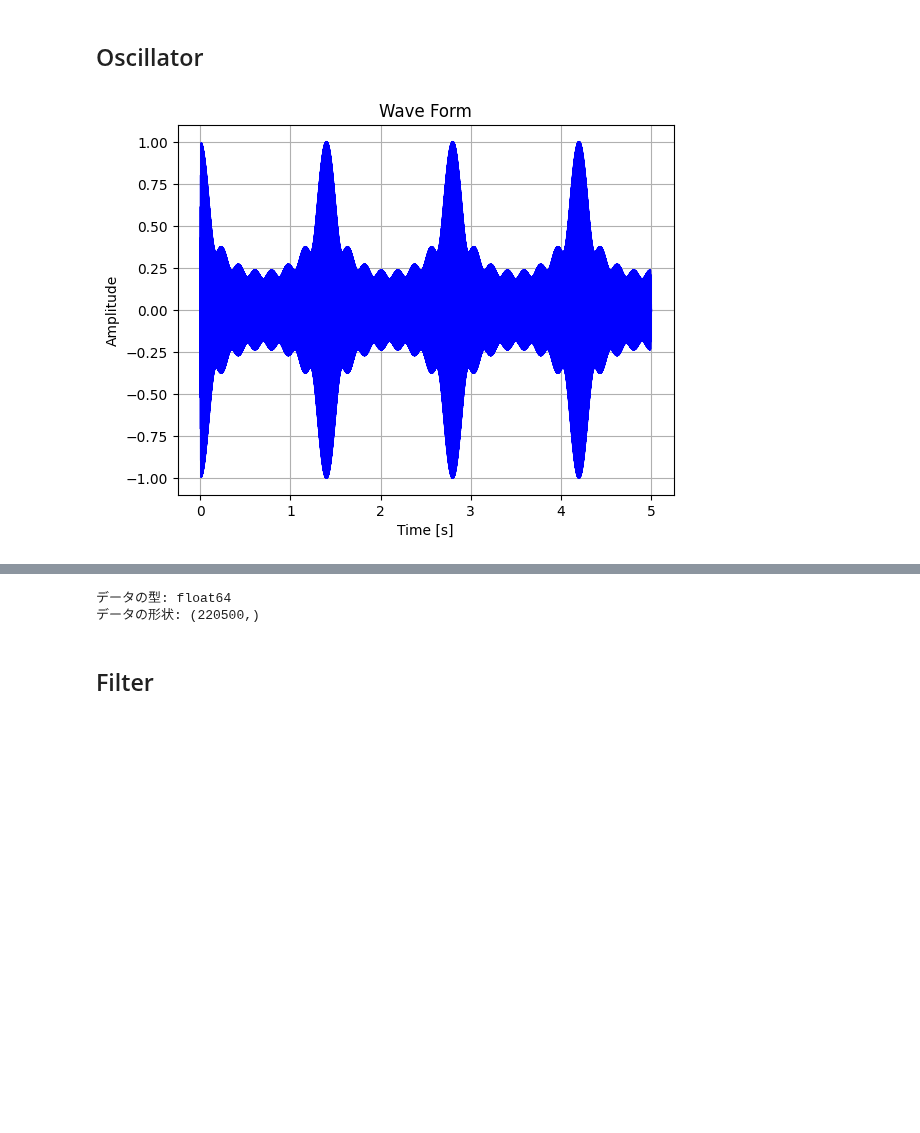
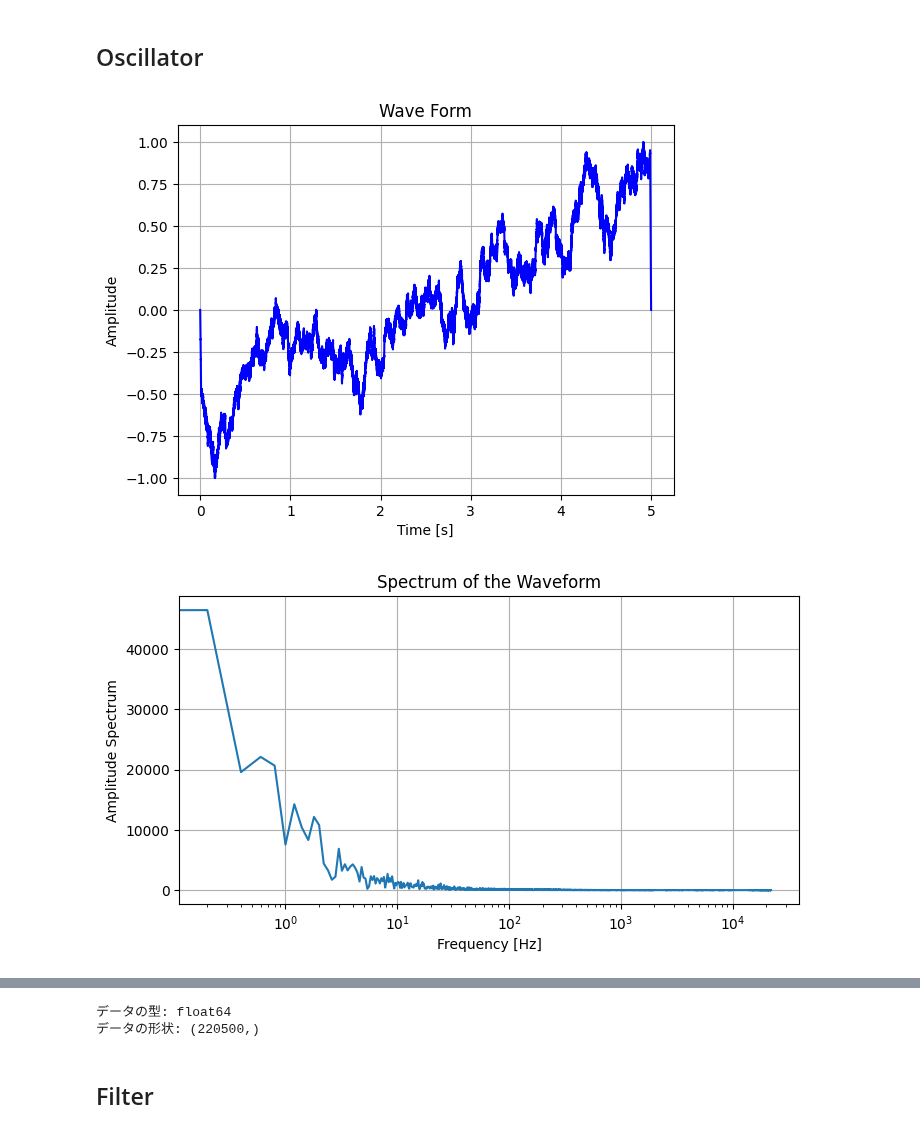
Before and after one commit to Obata-Kohei/pysp, a Jupyter notebook: src/pg.ipynb, the cells around one changed output, grey strips where cells are left out. Drawn from its saved outputs; the diff is of its cells as text; code cells hidden in the pictures; blank space fills up the shorter version.

```diff
--- a/src/pg.ipynb
+++ b/src/pg.ipynb
@@ -5,6 +5,7 @@
 # %%
 from enum import Enum
 import numpy as np
+import scipy.signal as sig
 import matplotlib.pyplot as plt
 import sounddevice as sd
 
@@ -27,6 +28,16 @@ def saw(t, f):
 
 def white_noise(t):
     return np.random.uniform(-1, 1, len(t))
+
+def pink_noise(N):
+    # Voss-McCartneyアルゴリズム
+    rows = 64  # 精度を上げたい場合は増やす
+    array = np.random.randn(rows, N)
+    array = np.cumsum(array, axis=1)
+    noise = np.sum(array, axis=0)
+    noise = noise / np.max(np.abs(noise))  # 正規化
+    return noise
+
 
 class WaveType(Enum):
     SINE = "sine"
@@ -70,6 +81,7 @@ saw_wave = 2 * (f * t % 1) - 1
 # ホワイトノイズ
 wnoise = np.random.uniform(-1, 1, len(t))
 
+
 # ----- プロットで波形を確認 ------
 #%matplotlib notebook
 t = gent(5, 44100)
@@ -79,40 +91,64 @@ w2 = 0.5*sin(t, f+1.1)
 w3 = 0.7*sin(t, f+1.5)
 w4 = 0.7*sin(t, f*2)
 ws = [1/f/(n+1) * sin(t, f+n) for n in np.linspace(0, 5, 8)]
-wave = np.array(ws).sum(axis=0)
+wave = np.array(ws).sum(axis=0) + tri(t, f)
+wave = pink_noise(len(t))
 wave = 2 * (wave - np.min(wave)) / (np.max(wave) - np.min(wave)) - 1
 
-# --- フェードイン・フェードアウトの適用 ---
+# フェードイン・フェードアウトの適用
 # フェード時間の指定（秒）
 fade_duration = 0.01  # 10ミリ秒
-
 # フェードイン・フェードアウトのサンプル数を計算
 fade_samples = int(fade_duration * sample_rate)
-
 # フェードイン用の係数を生成
 # 開始からfade_samplesまでの振幅を0から1へ線形に増加
 fade_in = np.linspace(0, 1, fade_samples)
-
 # フェードアウト用の係数を生成
 # 終わりからfade_samplesまでの振幅を1から0へ線形に減少
 fade_out = np.linspace(1, 0, fade_samples)
-
 # 波形にフェードイン・フェードアウトを適用
 wave[:fade_samples] *= fade_in
 wave[-fade_samples:] *= fade_out
 
+# wave form
 plt.plot(t[:], wave[:], color='b')
 plt.title('Wave Form')
 plt.xlabel('Time [s]')
 plt.ylabel('Amplitude')
+plt.grid()
+plt.show()
+
+# spec
+fft = np.fft.fft(wave)
+freqs = np.fft.fftfreq(len(fft), 1/sample_rate)
+# 片側スペクトルだけ取り出し
+half = len(fft)//2
+plt.figure(figsize=(8,4))
+plt.plot(freqs[:half], np.abs(fft[:half]))
+plt.xscale("log")
+plt.xlabel("Frequency [Hz]")
+plt.ylabel("Amplitude Spectrum")
+plt.title("Spectrum of the Waveform")
+plt.grid()
+plt.show()
+
+# psd
+f, Pxx = sig.welch(wave, fs=sample_rate, nperseg=1024)
+plt.figure(figsize=(8,4))
+plt.semilogy(f, Pxx)  # 対数表示にすると見やすい
+#plt.xscale("log")
+plt.xlabel("Frequency [Hz]")
+plt.ylabel("Power Spectral Density")
+plt.title("Power Spectral Density (Welch Method)")
 plt.grid()
 plt.show()
 
 print(f"データの型: {wave.dtype}")
 print(f"データの形状: {wave.shape}")
 
 # ----- 再生 -----
 sd.play(wave, sample_rate)
 sd.wait()
 # %% [output]
-[figure, old version]
+[figure, new version]
+[figure, added]
```
Also changed, not shown: parts of 1 cell of this notebook, 1 other file.
